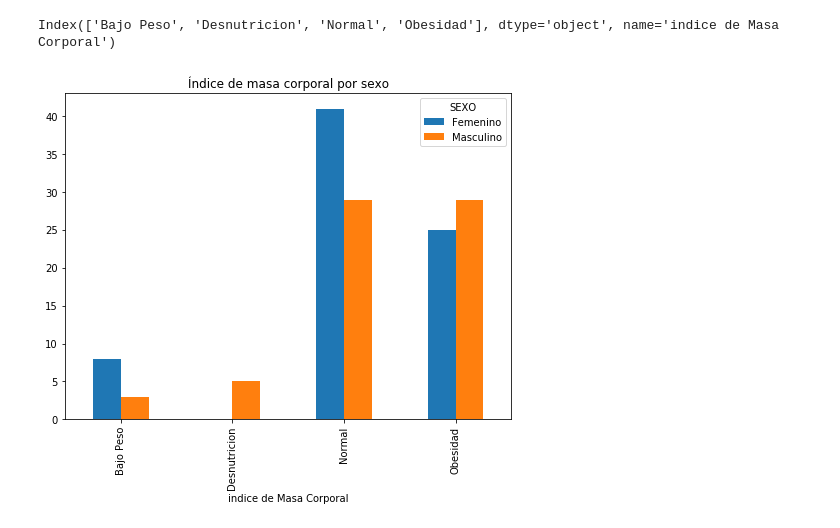
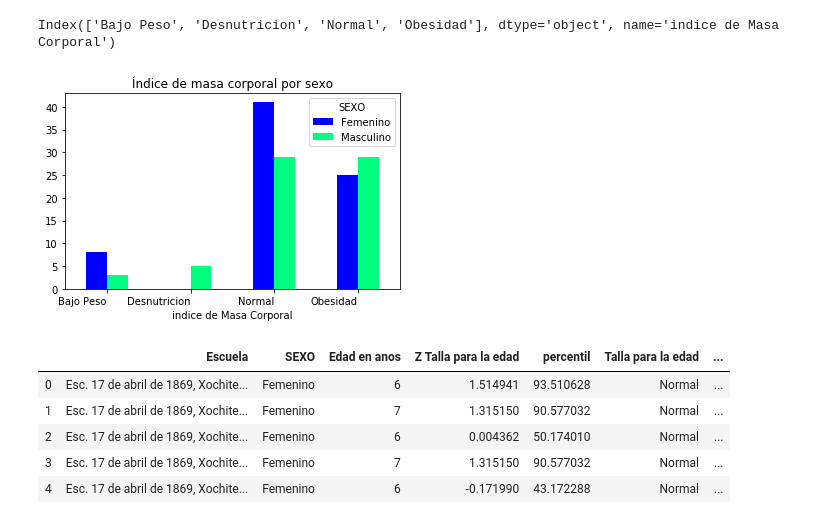
Before and after one commit to UlisesJuarez/Proyecto-escuelas, a Jupyter notebook: graficas.ipynb, the cells around one changed output. Cells and saved outputs as stored; diff of their text form; code cells hidden in the pictures.

```diff
--- a/graficas.ipynb
+++ b/graficas.ipynb
@@ -117,9 +117,19 @@ por_masa.index
 # %% [output]
 Index(['Bajo Peso', 'Desnutricion', 'Normal', 'Obesidad'], dtype='object', name='indice de Masa Corporal')
 # %%
-graf_masa=por_masa.plot(kind="bar",figsize=(8,6),title="Índice de masa corporal por sexo")
+fig = por_masa.plot(kind="bar",figsize=(6,4),title="Índice de masa corporal por sexo",cmap="winter").get_figure()
+fig.autofmt_xdate(rotation=0)
 # %% [output]
-[figure, old version]
+[figure, new version]
 # %%
 fig = graf_masa.get_figure()
 fig.savefig("output.png")
+# %%
+escuela.head()
+# %% [output]
+|  | Escuela | SEXO | Edad en anos | Z Talla para la edad | percentil | Talla para la edad | ... |
+| 0 | Esc. 17 de abril de 1869, Xochite... | Femenino | 6 | 1.514941 | 93.510628 | Normal | ... |
+| 1 | Esc. 17 de abril de 1869, Xochite... | Femenino | 7 | 1.315150 | 90.577032 | Normal | ... |
+| 2 | Esc. 17 de abril de 1869, Xochite... | Femenino | 6 | 0.004362 | 50.174010 | Normal | ... |
+| 3 | Esc. 17 de abril de 1869, Xochite... | Femenino | 7 | 1.315150 | 90.577032 | Normal | ... |
+| 4 | Esc. 17 de abril de 1869, Xochite... | Femenino | 6 | -0.171990 | 43.172288 | Normal | ... |
```
Also changed, not shown: parts of 5 cells of this notebook, 5 other files.
